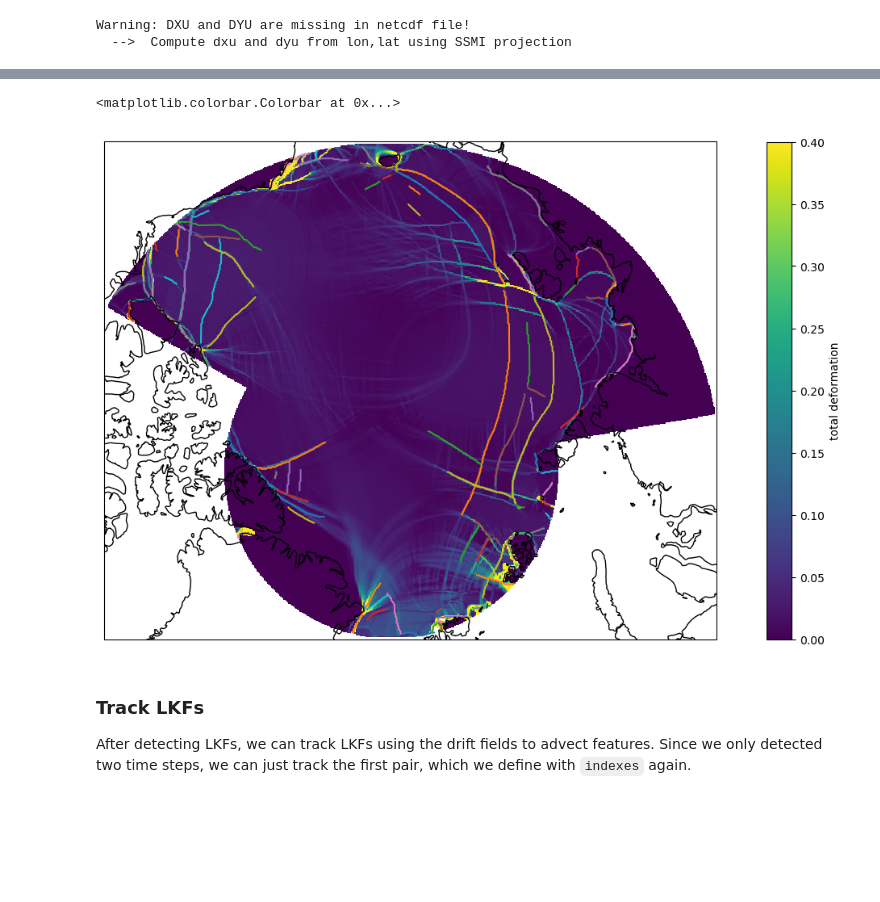
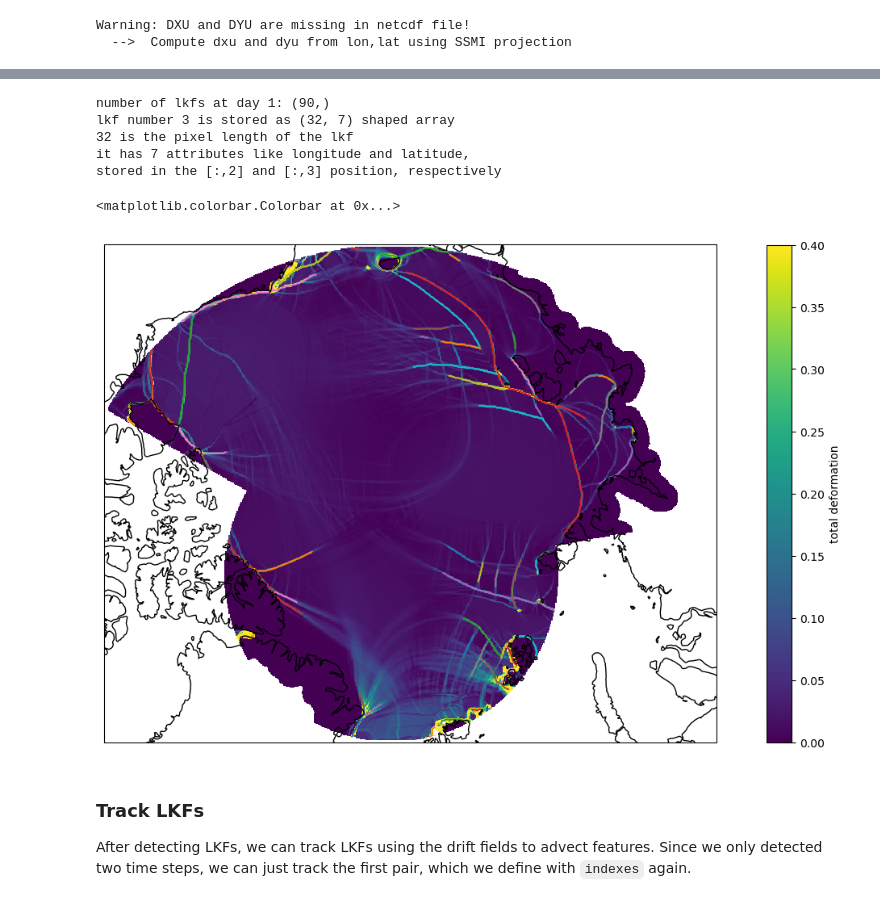
Before and after one commit to jpgaertner/lkf_detection, a Jupyter notebook: detect_and_track_lkfs.ipynb, the cells around one changed output, grey strips where cells are left out. Drawn from its saved outputs; the diff is of its cells as text; code cells hidden in the pictures; blank space fills up the shorter version.

Commit message:
add comment on how the lkfs are saved

```diff
--- a/detect_and_track_lkfs.ipynb
+++ b/detect_and_track_lkfs.ipynb
@@ -30,37 +39,64 @@ dill.dump(lkf_data, file = open("lkf_pickle_files/lkf_data_2015_int_005.pickle",
 # %%
-lkf_data_2015_nn_005 = dill.load(open("lkf_pickle_files/lkf_data_2015_nn_005.pickle", "rb"))
-lkf_data_2015_int_005 = dill.load(open("lkf_pickle_files/lkf_data_2015_int_005.pickle", "rb"))
+#lkf_data_2015_nn_005 = dill.load(open("lkf_pickle_files/lkf_data_2015_nn_005.pickle", "rb"))
+lkf_data_2015_005 = dill.load(open("lkf_pickle_files/lkf_data_2015_005.pickle", "rb"))
 # %%
-lkf_data = lkf_data_2015_nn_005
+lkf_data = lkf_data_2015_005
+# %%
+# lkf_data.indexes are the indices entered in the detect_lkfs(indexes=...) function
+it = lkf_data.indexes[0]
+
+# the path where the lkfs of one lkf_data file are saved is set in the
+# process_dataset function:
+# lkf_data = process_dataset('./data/ice_2015.nc', output_path='./lkfs/')
+# => lkfs/ice_2015/lkf_ice_2015_day.npy
+# with the day being the index + 1 (i.e. it+1)
+path_to_file = lkf_data.lkfpath.joinpath('lkf_%s_%03i.npy' %(lkf_data.netcdf_file.split('/')[-1].split('.')[0],(it+1)))
+
+# load the lkfs
+lkfs = np.load(path_to_file ,allow_pickle=True)
+
+day = 1
+lkf_number = 3
+print(f'''number of lkfs at day {day}: {np.shape(lkfs)}
+lkf number {lkf_number} is stored as {np.shape(lkfs[lkf_number+1])} shaped array
+{np.shape(lkfs[lkf_number+1])[0]} is the pixel length of the lkf
+it has {np.shape(lkfs[lkf_number+1])[1]} attributes like longitude and latitude,
+stored in the [:,2] and [:,3] position, respectively''')
+# %% [output]
+number of lkfs at day 1: (90,)
+lkf number 3 is stored as (32, 7) shaped array
+32 is the pixel length of the lkf
+it has 7 attributes like longitude and latitude,
+stored in the [:,2] and [:,3] position, respectively
 # %%
 import matplotlib.pyplot as plt
 import cartopy.crs as ccrs
 
 fig = plt.figure(figsize=[16, 8])
 
 ax = plt.subplot(1, 1, 1, projection=ccrs.Orthographic(0, 90))
 
 ax.coastlines(zorder=3)
 
 pcm = ax.pcolormesh(lkf_data.lon[max([0,lkf_data.index_y[0][0]-1]):lkf_data.index_y[0][-1]+2:lkf_data.red_fac,
                        max([0,lkf_data.index_x[0][0]-1]):lkf_data.index_x[0][-1]+2:lkf_data.red_fac],
               lkf_data.lat[max([0,lkf_data.index_y[0][0]-1]):lkf_data.index_y[0][-1]+2:lkf_data.red_fac,
                        max([0,lkf_data.index_x[0][0]-1]):lkf_data.index_x[0][-1]+2:lkf_data.red_fac],
               np.sum(lkf_data.eps_tot_list,axis=0),transform=ccrs.PlateCarree(),vmin=0,vmax=0.4)
 
-it = lkf_data.indexes[0]
+it = lkf_data.indexes[-1]
 
 lkfs = np.load(lkf_data.lkfpath.joinpath('lkf_%s_%03i.npy' %(lkf_data.netcdf_file.split('/')[-1].split('.')[0],(it+1))),allow_pickle=True)
 
 for ilkf in lkfs:
     if np.min(ilkf[:,2])<-150 and np.max(ilkf[:,2]>150):
         ilkf[ilkf[:,2]<0,2]+=360
     ax.plot(ilkf[:,2],ilkf[:,3],transform=ccrs.PlateCarree())
 
 plt.colorbar(pcm,label='total deformation')
 # %% [output]
 <matplotlib.colorbar.Colorbar at 0x...>
-[figure, old version]
+[figure, new version]
 # %% [markdown]
 ### Track LKFs
 
```
Also changed, not shown: parts of 8 cells of this notebook.
